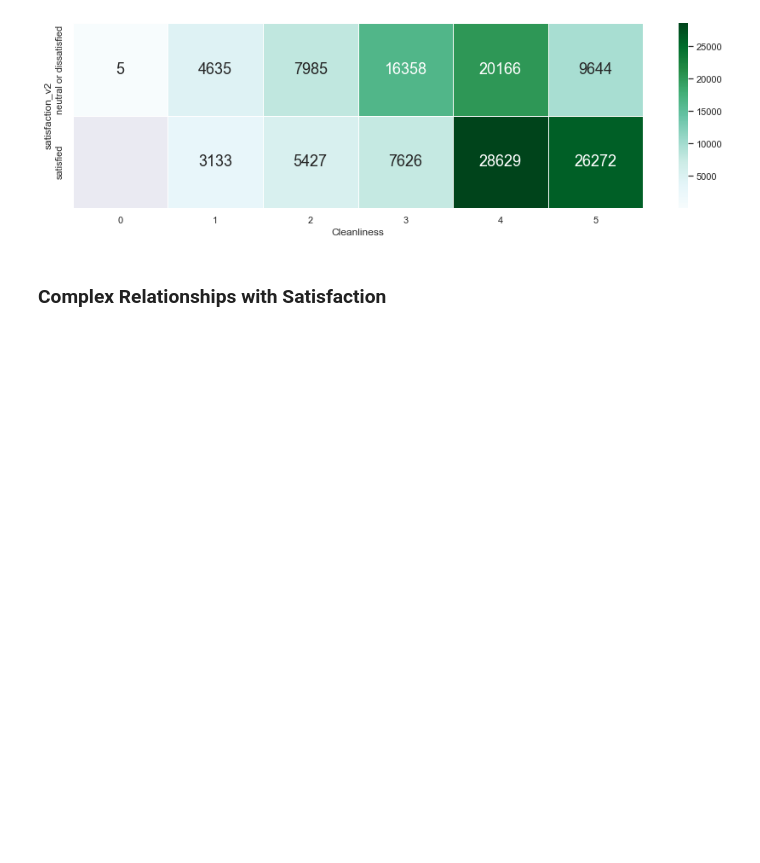
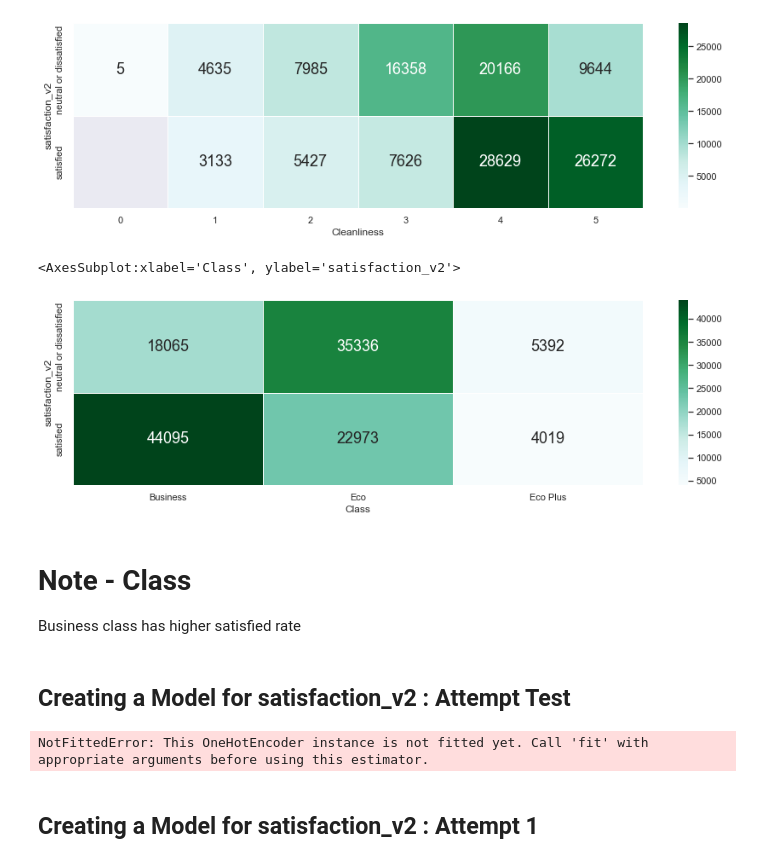
Before and after one commit to Aaronre1/USAirlineSatisfaction_SC1005_miniproject, a Jupyter notebook: test.ipynb, the cells around one changed output. Cells and saved outputs as stored; diff of their text form; code cells hidden in the pictures; blank space fills up the shorter version.

```diff
--- a/test.ipynb
+++ b/test.ipynb
@@ -271,5 +292,48 @@ sb.heatmap(satisfactionData.groupby(['satisfaction_v2', 'Cleanliness']).size().u
 # %% [output]
 <AxesSubplot:xlabel='Cleanliness', ylabel='satisfaction_v2'>
 [figure]
-# %% [markdown]
-### Complex Relationships with Satisfaction
+# %%
+# satisfaction_v2 vs Class
+f = plt.figure(figsize=(15, 4))
+sb.heatmap(satisfactionData.groupby(['satisfaction_v2', 'Class']).size().unstack(),
+           linewidths = 1, annot = True, fmt = 'g', annot_kws = {"size": 18}, cmap = "BuGn")
+# %% [output]
+<AxesSubplot:xlabel='Class', ylabel='satisfaction_v2'>
+[figure, added]
+# %% [markdown]
+# Note - Class
+
+Business class has higher satisfied rate
+# %% [markdown]
+## Creating a Model for satisfaction_v2 : Attempt Test
+# %%
+# Import the encoder from sklearn
+from sklearn.preprocessing import OneHotEncoder
+from sklearn.preprocessing import OrdinalEncoder
+ohe = OneHotEncoder()
+
+#test
+oe = OrdinalEncoder()
+satisfactionData_num = satisfactionData[['Seat comfort','Departure/Arrival time convenient','Food and drink',
+'Inflight wifi service','Inflight entertainment','On-board service','Leg room service',
+'Checkin service','Cleanliness']]
+oe.fit(satisfactionData_num)
+satisfactionData_num_ohe = pd.DataFrame(ohe.transform(satisfactionData_num).toarray(),
+                                  columns=ohe.get_feature_names(satisfactionData_num.columns))
+satisfactionData_cat_ohe.info()
+#end test
+
+# OneHotEncoding of categorical predictors (not the response)
+satisfactionData_cat = satisfactionData[['Class']]
+ohe.fit(satisfactionData_cat)
+satisfactionData_cat_ohe = pd.DataFrame(ohe.transform(satisfactionData_cat).toarray(),
+                                  columns=ohe.get_feature_names(satisfactionData_cat.columns))
+
+
+
+# Check the encoded variables
+satisfactionData_cat_ohe.info()
+# %% [output]
+NotFittedError: This OneHotEncoder instance is not fitted yet. Call 'fit' with appropriate arguments before using this estimator.
+# %% [markdown]
+## Creating a Model for satisfaction_v2 : Attempt 1
```
Also changed, not shown: parts of 20 cells of this notebook.
